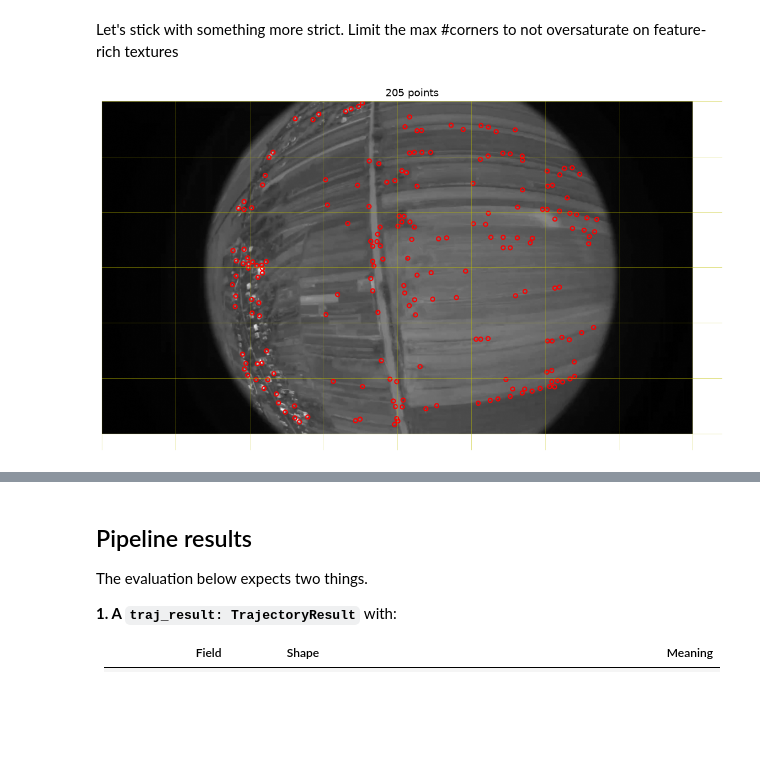
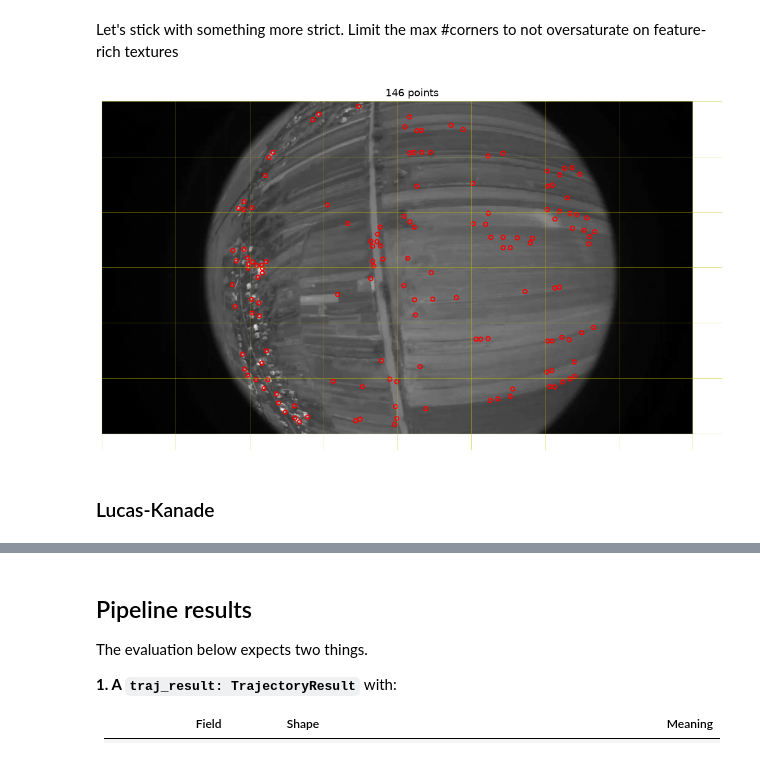
Before and after one commit to yagodanr/hw3_trajectory-estimation, a Jupyter notebook: homework.ipynb, the cells around one changed output, grey strips where cells are left out. Drawn from its saved outputs; the diff is of its cells as text; code cells hidden in the pictures; blank space fills up the shorter version.

Commit message:
lucas kanade

```diff
--- a/homework.ipynb
+++ b/homework.ipynb
@@ -324,11 +324,13 @@ plot_points(ax, gray, features, W, H)
 # %% [markdown]
 Let's stick with something more strict. Limit the max #corners to not oversaturate on feature-rich textures
 # %%
-features = get_features(gray, circle_mask, grid_size, max_corners=10, quality_level=0.3, min_distance=15)
+features = get_features(gray, circle_mask, grid_size, max_corners=10, quality_level=0.5, min_distance=15)
 fig, ax = plt.subplots(figsize=(14, 8))
 # 8×6 grid lines, so you can count coverage by eye
 for x in range(0, W + 1, W // grid_size[0]): ax.axvline(x, color="y", lw=0.5, alpha=0.6)
 for y in range(0, H + 1, H // grid_size[1]): ax.axhline(y, color="y", lw=0.5, alpha=0.6)
 plot_points(ax, gray, features, W, H)
 # %% [output]
-[figure, old version]
+[figure, new version]
+# %% [markdown]
+### Lucas-Kanade
```
Also changed, not shown: parts of 4 cells of this notebook.
